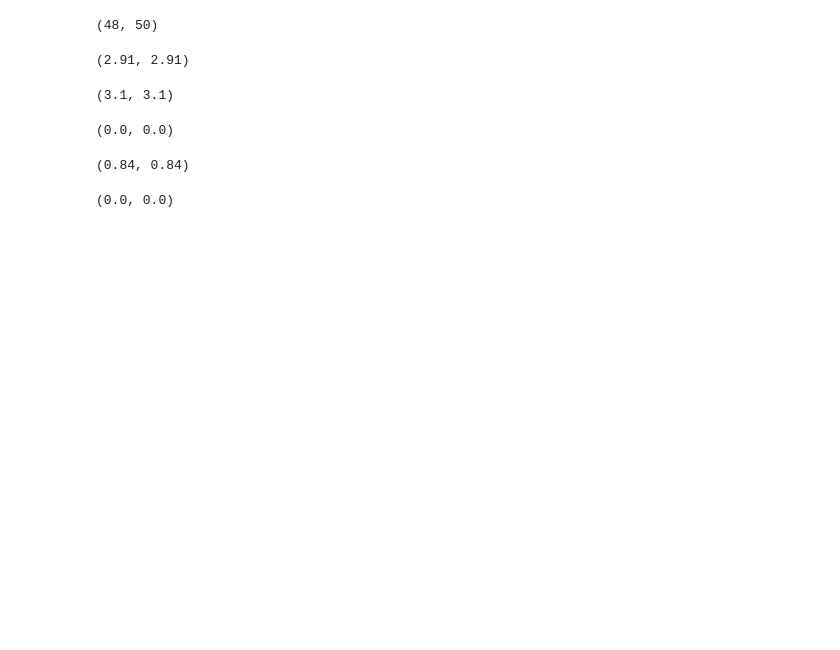
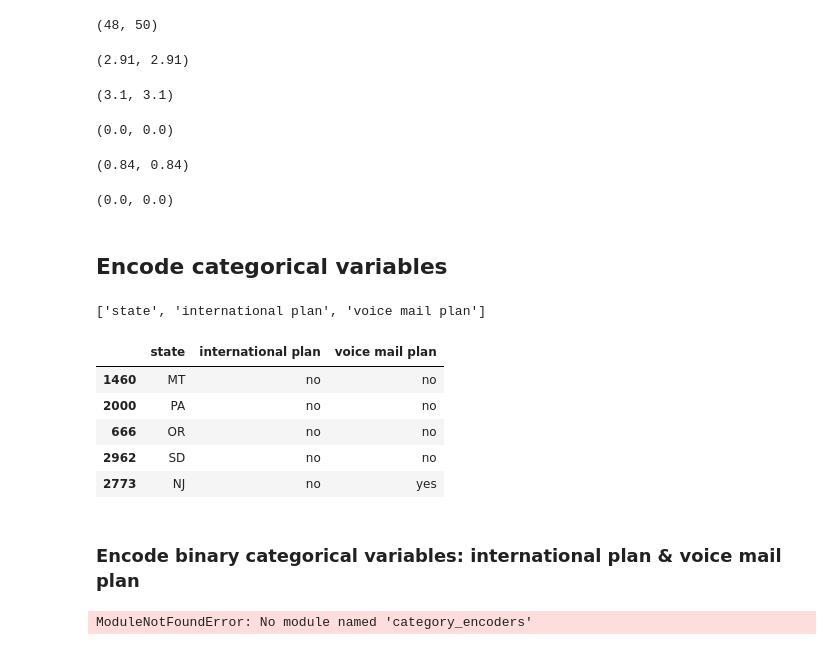
Before and after one commit to NicholasKIRUI/Moringa-Data-Science-Course-Phase-3-Project, a Jupyter notebook: index.ipynb, the cells around one changed output. Drawn from its saved outputs; the diff is of its cells as text; code cells hidden in the pictures; blank space fills up the shorter version.

Commit message:
Encode categorical variables - preliminary task

```diff
--- a/index.ipynb
+++ b/index.ipynb
@@ -1477,3 +1477,32 @@ X_train['total intl charge'].min(), X_test['total intl charge'].min()
 X_train['customer service calls'].min(), X_test['customer service calls'].min()
 # %% [output]
 (0.0, 0.0)
+# %% [markdown]
+## Encode categorical variables
+# %%
+categorical
+# %% [output]
+['state', 'international plan', 'voice mail plan']
+# %%
+X_train[categorical].head(5)
+# %% [output]
+|  | state | international plan | voice mail plan |
+| 1460 | MT | no | no |
+| 2000 | PA | no | no |
+| 666 | OR | no | no |
+| 2962 | SD | no | no |
+| 2773 | NJ | no | yes |
+# %% [markdown]
+### Encode binary categorical variables: international plan & voice mail plan
+# %%
+# encode international plan variable
+
+import category_encoders as ce
+
+binary_encoder = ce.BinaryEncoder(cols=['international plan'])
+
+X_train = binary_encoder.fit_transform(X_train)
+
+X_test = binary_encoder.transform(X_test)
+# %% [output]
+ModuleNotFoundError: No module named 'category_encoders'
```
